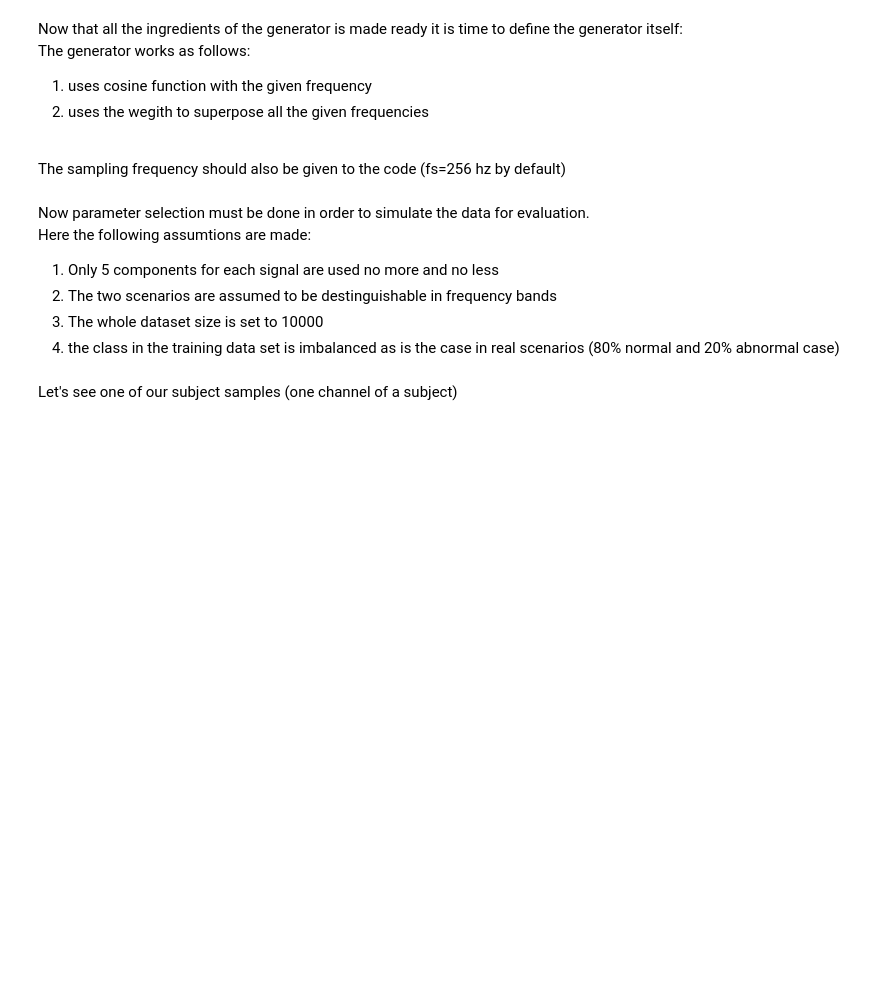
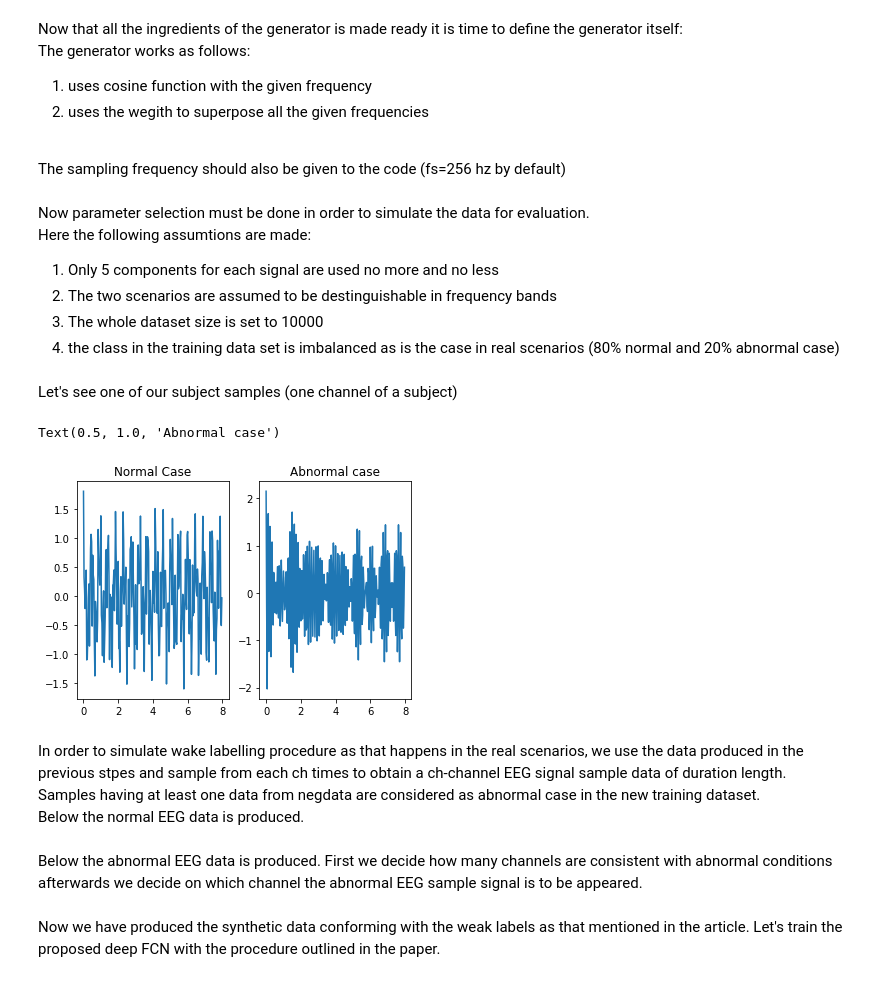
Before and after one commit to mehdikuchi/FuzzyNN, a Jupyter notebook: Fuzzy Sorting Simulation.ipynb, the cells around one changed output. Saved outputs shown, nothing was run; the diff lists cells and outputs as text; code cells hidden in the pictures; blank space fills up the shorter version.

Commit message:
The code now contains the simulated data for 8 channel EEG.

```diff
--- a/Fuzzy Sorting Simulation.ipynb
+++ b/Fuzzy Sorting Simulation.ipynb
@@ -12,9 +12,9 @@ from itertools import permutations
 <i> Now lets define the model to generate our data which can be later used for evaluating the idea proposed in the abstract</i><br>
 Below the Fr represents the acceptable frequnecies for the normal case while the Fw is representetive for the abnormal case. scale is used to generate samples from the frequency ranges randomly
 # %%
-Fr = np.linspace(0,10,30)
-Fr = np.concatenate((Fr,np.linspace(15,30,30)))
-Fw = np.linspace(10.1,14.9,30)
+Fr = np.linspace(0,7,30)
+Fr = np.concatenate((Fr,np.linspace(11,15,30)))
+Fw = np.linspace(8,10,30)
 Fr = np.random.permutation(Fr)
 Fw = np.random.permutation(Fw)
 scale = np.linspace(1,100,100)
@@ -22,3 +24,7 @@ scale = np.random.permutation(scale)
+# %%
+fs = 32       # in hertz
+duration=8   # in seconds
+ch = 8       # Number of channels
 # %% [markdown]
 Now that all the ingredients of the generator is made ready it is time to define the generator itself: <br>
 The generator works as follows:
@@ -28,8 +34,8 @@ The generator works as follows:
 
 The sampling frequency should also be given to the code (fs=256 hz by default)
 # %%
-def datagen(freq,coef,fs=256,duration=10):
-    t = np.arange(0,duration-1,1/fs)
+def datagen(freq,coef,fs=32,duration=8):
+    t = np.arange(0,duration,1/fs)
     y = np.zeros(t.shape)
     if(np.linalg.norm(coef)!=1):
         coefnorm = coef/np.linalg.norm(coef)
@@ -47,6 +53,7 @@ Here the following assumtions are made:
 N = 5
 datasetsize = 10000
 clr = 0.2
+t = np.arange(0,duration,1/fs)
 Frd = permutations(Fr,N)
 Fwd = permutations(Fw,N)
 scale1=permutations(scale,N)
@@ -62,3 +69,16 @@ for i in range(negdatasize):
     negdata.append(datagen(next(Fwd),next(scale2)))
 # %% [markdown]
 Let's see one of our subject samples (one channel of a subject)
+# %%
+a1 = plt.subplot(121)
+plt.plot(t,posdata[0])
+a1.set_title("Normal Case")
+a2 = plt.subplot(122)
+plt.plot(t,negdata[0])
+a2.set_title("Abnormal case")
+# %% [output]
+Text(0.5, 1.0, 'Abnormal case')
+[figure, added]
+# %% [markdown]
+In order to simulate wake labelling procedure as that happens in the real scenarios, we use the data produced in the previous stpes and sample from each ch times to obtain a ch-channel EEG signal sample data of duration length. Samples having at least one data from negdata are considered as abnormal case in the new training dataset. <br>
+Below the normal EEG data is produced.
@@ -64,0 +90,2 @@ Let's see one of our subject samples (one channel of a subject)
+# %% [markdown]
+Below the abnormal EEG data is produced. First we decide how many channels are consistent with abnormal conditions afterwards we decide on which channel the abnormal EEG sample signal is to be appeared.
@@ -64,0 +114,2 @@ Let's see one of our subject samples (one channel of a subject)
+# %% [markdown]
+Now we have produced the synthetic data conforming with the weak labels as that mentioned in the article. Let's train the proposed deep FCN with the procedure outlined in the paper.
```
Also changed, not shown: parts of 3 cells of this notebook, 1 other file.
